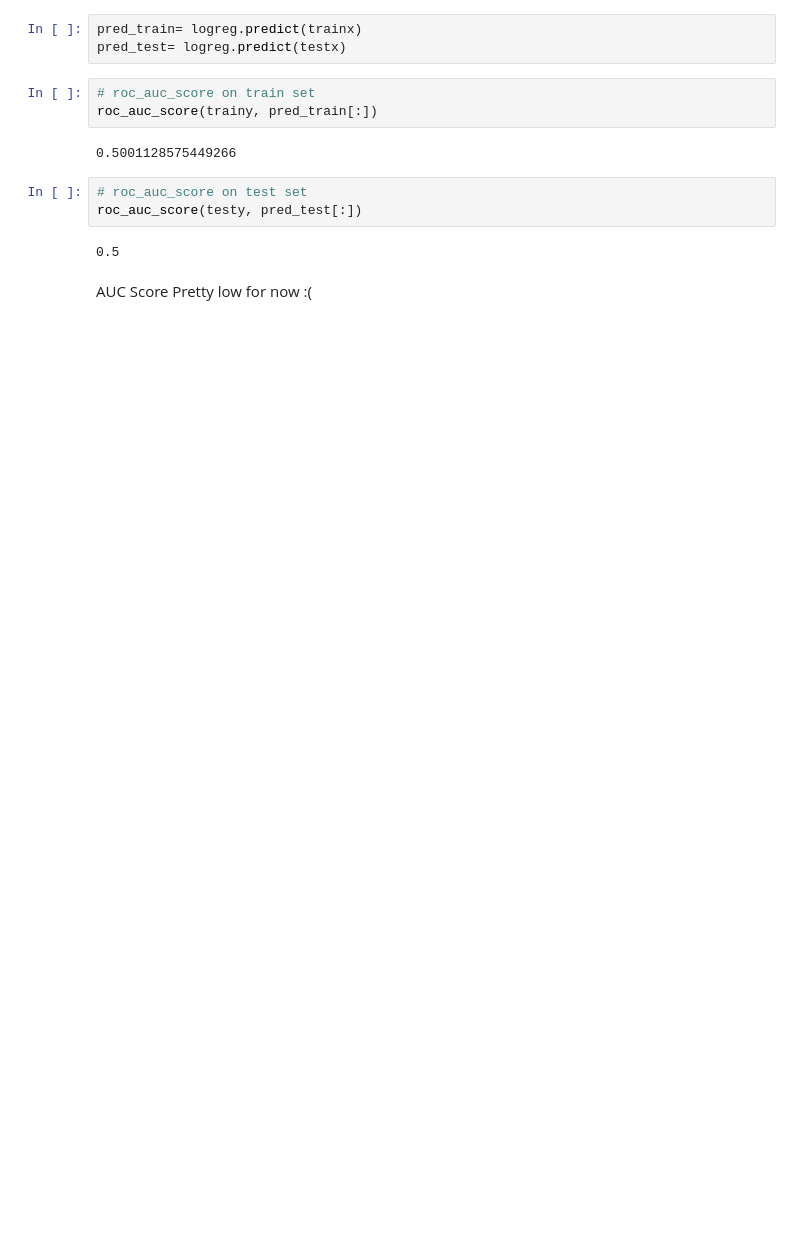
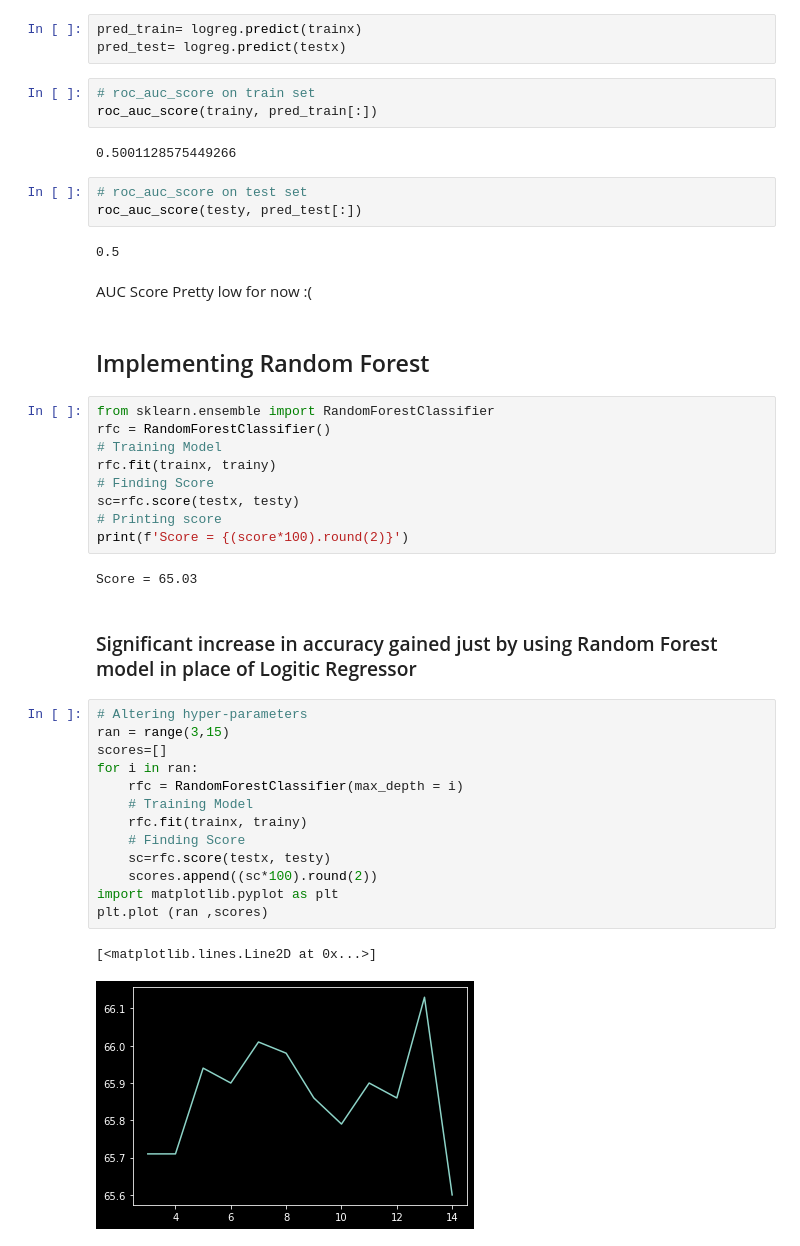
Before and after one commit to vinaykumar7686/Hiring_Agents, a Jupyter notebook: Hiring_Agents.ipynb, the cells around one changed output. Cells and saved outputs as stored; diff of their text form; blank space fills up the shorter version.

Commit message:
Implemented Random Forest and accuracy raised to 65 percent

```diff
--- a/Hiring_Agents.ipynb
+++ b/Hiring_Agents.ipynb
@@ -342,3 +342,34 @@ roc_auc_score(testy, pred_test[:])
 0.5
 # %% [markdown]
 AUC Score Pretty low for now    :(
+# %% [markdown]
+## Implementing Random Forest
+# %%
+from sklearn.ensemble import RandomForestClassifier
+rfc = RandomForestClassifier()
+# Training Model
+rfc.fit(trainx, trainy)
+# Finding Score
+sc=rfc.score(testx, testy)
+# Printing score
+print(f'Score = {(score*100).round(2)}')
+# %% [output]
+Score = 65.03
+# %% [markdown]
+### Significant increase in accuracy gained just by using Random Forest model in place of Logitic Regressor
+# %%
+# Altering hyper-parameters
+ran = range(3,15)
+scores=[]
+for i in ran:
+    rfc = RandomForestClassifier(max_depth = i)
+    # Training Model
+    rfc.fit(trainx, trainy)
+    # Finding Score
+    sc=rfc.score(testx, testy)
+    scores.append((sc*100).round(2))
+import matplotlib.pyplot as plt
+plt.plot (ran ,scores)
+# %% [output]
+[<matplotlib.lines.Line2D at 0x...>]
+[figure, added]
```
Also changed, not shown: parts of 4 cells of this notebook.
